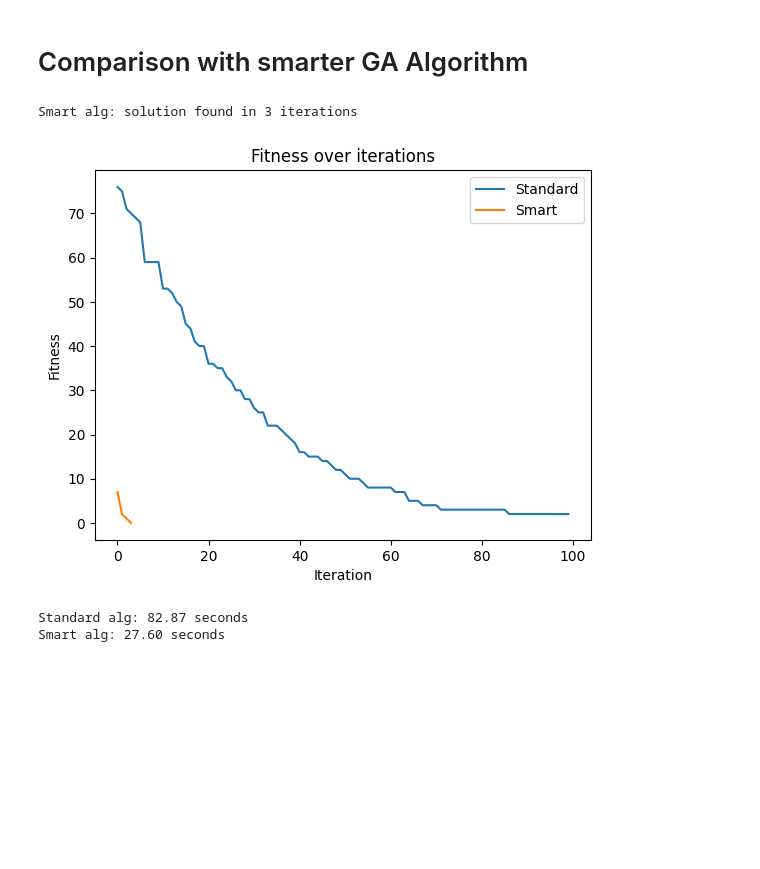
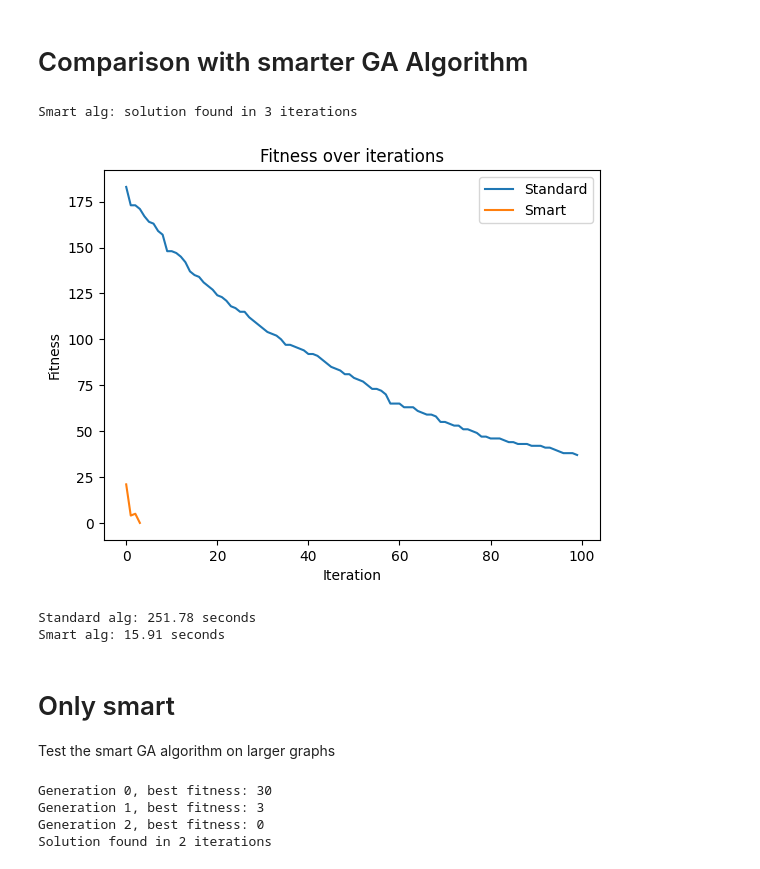
Before and after one commit to Brusa99/GA4GraphColoring, a Jupyter notebook: examples/ga_coloring.ipynb, the cells around one changed output. Drawn from its saved outputs; the diff is of its cells as text; code cells hidden in the pictures; blank space fills up the shorter version.

```diff
--- a/examples/ga_coloring.ipynb
+++ b/examples/ga_coloring.ipynb
@@ -141,9 +201,30 @@ def compare_gen_algs(k, n_vertices, max_iter=1000):
     if g.n_vertices < 20:
         g.display(pop.solution)
 # %%
-compare_gen_algs(16, 100, max_iter=100)
+compare_gen_algs(28, 200, max_iter=100)
 # %% [output]
 Smart alg: solution found in 3 iterations
-[figure, old version]
+[figure, new version]
-Standard alg: 82.87 seconds
-Smart alg: 27.60 seconds
+Standard alg: 251.78 seconds
+Smart alg: 15.91 seconds
+# %% [markdown]
+# Only smart
+
+Test the smart GA algorithm on larger graphs
+# %%
+g = ga.Graph(800, 0.4)
+pop = ga.SmartPopulation(186, 50, g)
+
+fitness_history = []
+for i in range(300):
+    pop.evolve()
+    print(f"Generation {i}, best fitness: {pop.best_fitness}")
+    fitness_history.append(pop.best_fitness)
+    if pop.best_fitness == 0:
+        print(f"Solution found in {i} iterations")
+        break
+# %% [output]
+Generation 0, best fitness: 30
+Generation 1, best fitness: 3
+Generation 2, best fitness: 0
+Solution found in 2 iterations
```
Also changed, not shown: parts of 8 cells of this notebook.
